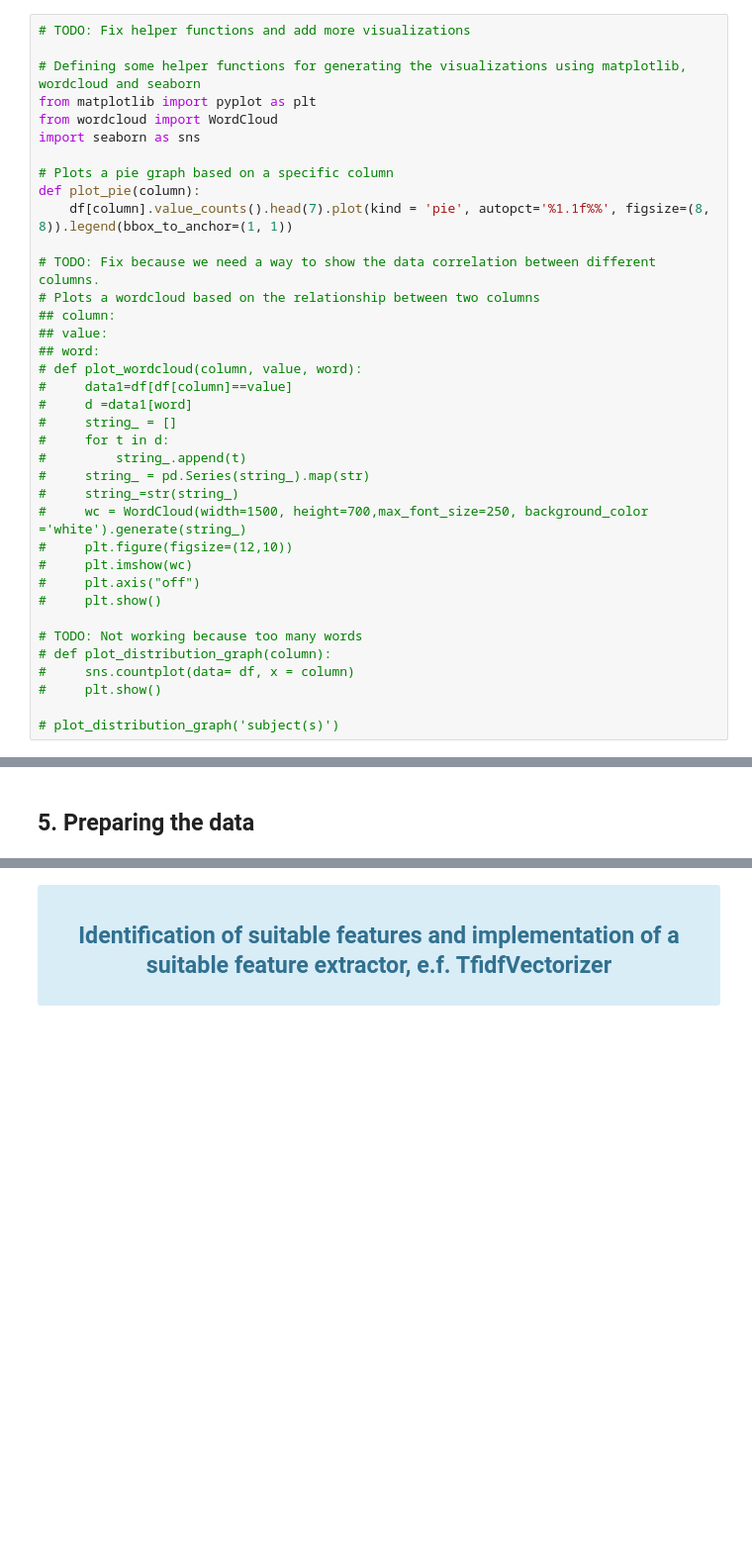
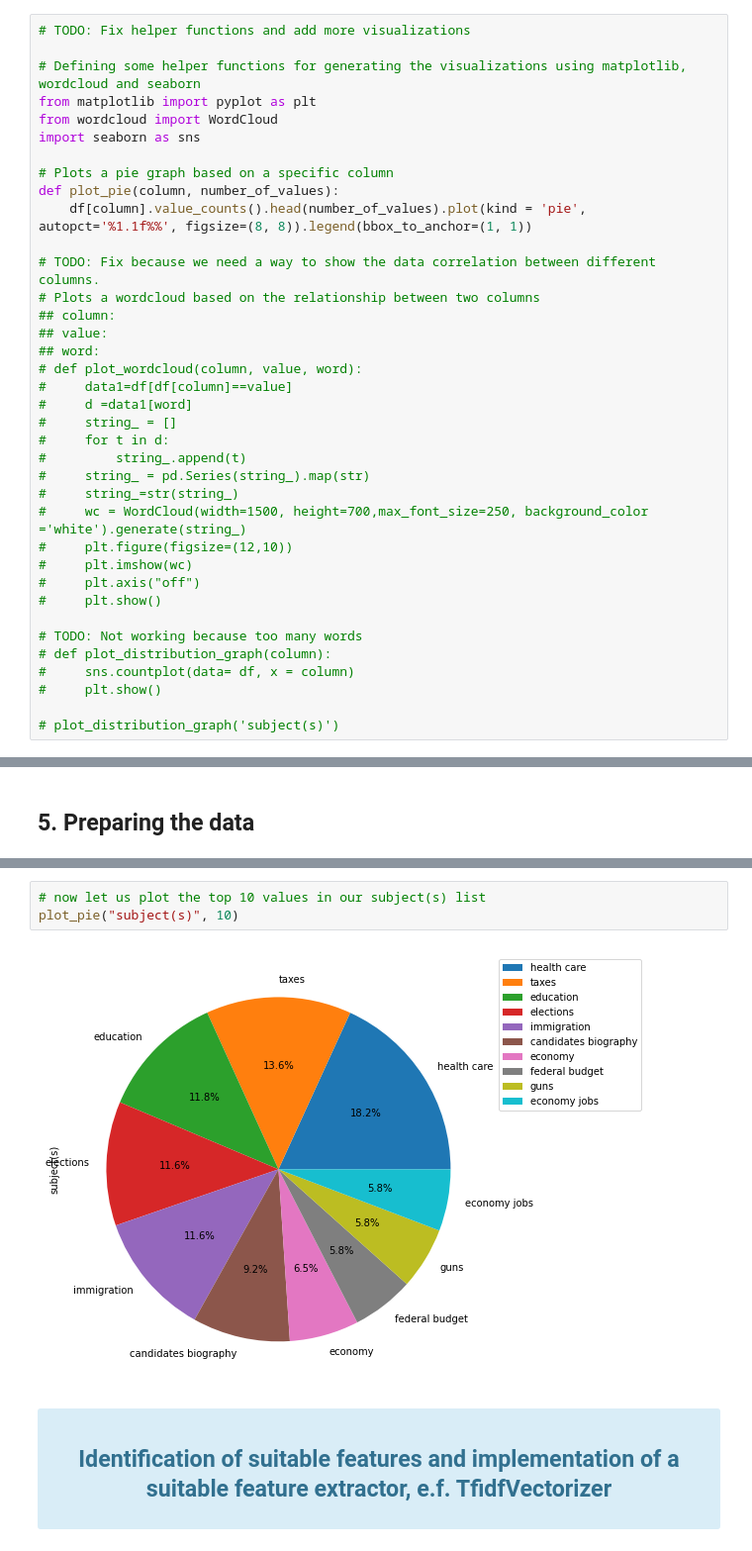
Before and after one commit to lucasviola/fake-news-detector-gnb, a Jupyter notebook: final-project.ipynb, the cells around one changed output, grey strips where cells are left out. Shown at 99% size. Saved outputs shown, nothing was run; the diff lists cells and outputs as text; blank space fills up the shorter version.

Commit message:
[Finals] Finished adding group py function to reduce the dimension of subjects

```diff
--- a/final-project.ipynb
+++ b/final-project.ipynb
@@ -190,8 +190,8 @@ from wordcloud import WordCloud
 import seaborn as sns
 
 # Plots a pie graph based on a specific column
-def plot_pie(column):
-    df[column].value_counts().head(7).plot(kind = 'pie', autopct='%1.1f%%', figsize=(8, 8)).legend(bbox_to_anchor=(1, 1))
+def plot_pie(column, number_of_values):
+    df[column].value_counts().head(number_of_values).plot(kind = 'pie', autopct='%1.1f%%', figsize=(8, 8)).legend(bbox_to_anchor=(1, 1))
 
 # TODO: Fix because we need a way to show the data correlation between different columns.
 # Plots a wordcloud based on the relationship between two columns
@@ -408,3 +541,8 @@ Name: statement, dtype: object
+# %%
+# now let us plot the top 10 values in our subject(s) list
+plot_pie("subject(s)", 10)
+# %% [output]
+[figure, added]
 # %% [markdown]
 <div class="alert alert-block alert-info">
     <center><h2><strong>Identification of suitable features and implementation of a suitable feature extractor, e.f.
```
Also changed, not shown: parts of 16 cells of this notebook, 1 other file.
